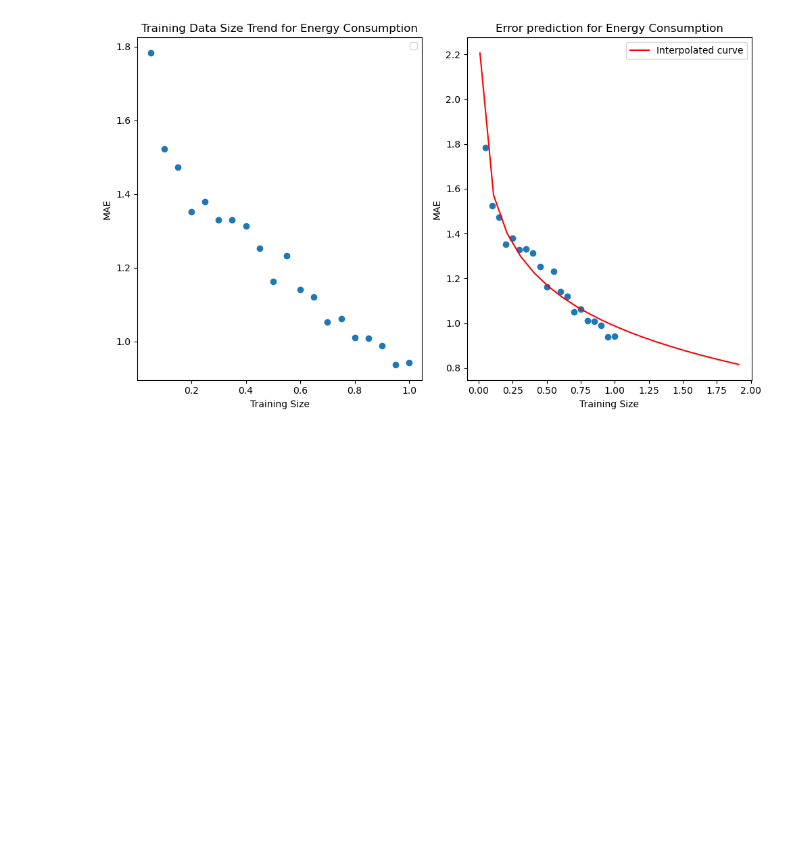
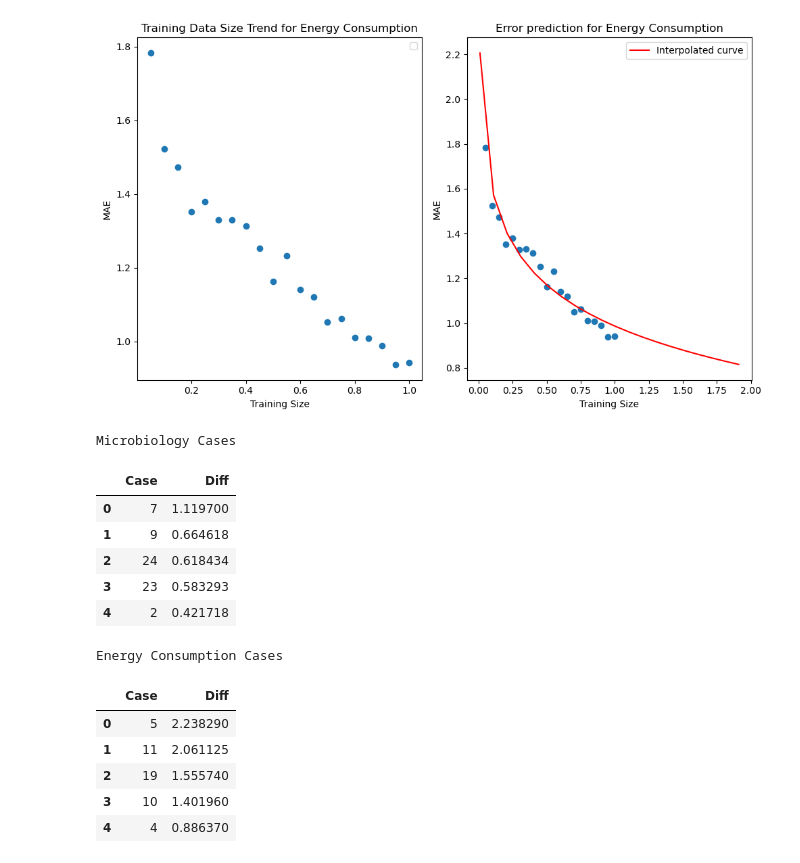
Before and after one commit to IlliaRohalskyi/ImproClean, a Jupyter notebook: Notebooks/analysis.ipynb, the cells around one changed output. Cells and saved outputs as stored; diff of their text form; code cells hidden in the pictures; blank space fills up the shorter version.

```diff
--- a/Notebooks/analysis.ipynb
+++ b/Notebooks/analysis.ipynb
@@ -341,0 +392,30 @@ ERROR AT DATASET SIZE MULTIPLIER 2: 0.815844148788714
+# %%
+def display_side_by_side(dfs:list, captions:list):
+    """Display tables side by side to save vertical space
+    Input:
+        dfs: list of pandas.DataFrame
+        captions: list of table captions
+    """
+    output = ""
+    combined = dict(zip(captions, dfs))
+    for caption, df in combined.items():
+        output += df.style.set_table_attributes("style='display:inline'").set_caption(caption)._repr_html_()
+        output += "\xa0\xa0\xa0"
+    display(HTML(output))
+# %%
+display_side_by_side([microbiology_cases_df.sort_values(by='Diff', ascending=False).reset_index(drop=True), energy_cases_df.sort_values(by='Diff', ascending=False).reset_index(drop=True)], captions=['Microbiology Cases', 'Energy Consumption Cases'])
+# %% [output]
+Microbiology Cases
+|  | Case | Diff |
+| 0 | 7 | 1.119700 |
+| 1 | 9 | 0.664618 |
+| 2 | 24 | 0.618434 |
+| 3 | 23 | 0.583293 |
+| 4 | 2 | 0.421718 |
+Energy Consumption Cases
+|  | Case | Diff |
+| 0 | 5 | 2.238290 |
+| 1 | 11 | 2.061125 |
+| 2 | 19 | 1.555740 |
+| 3 | 10 | 1.401960 |
+| 4 | 4 | 0.886370 |
```
Also changed, not shown: parts of 5 cells of this notebook.
